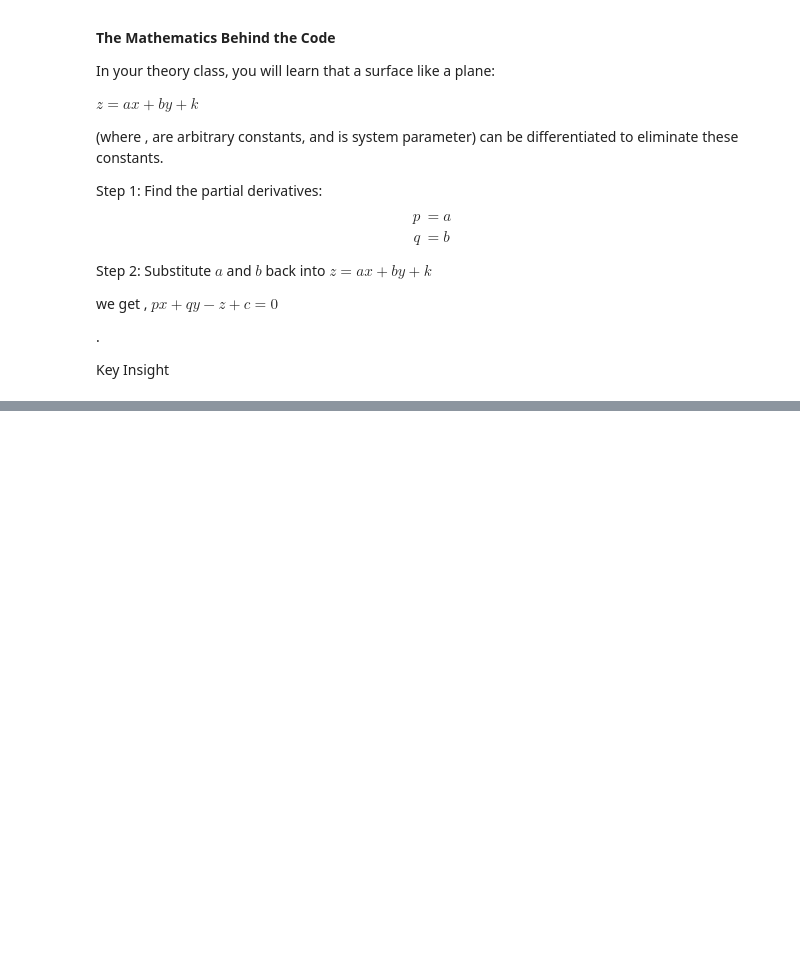
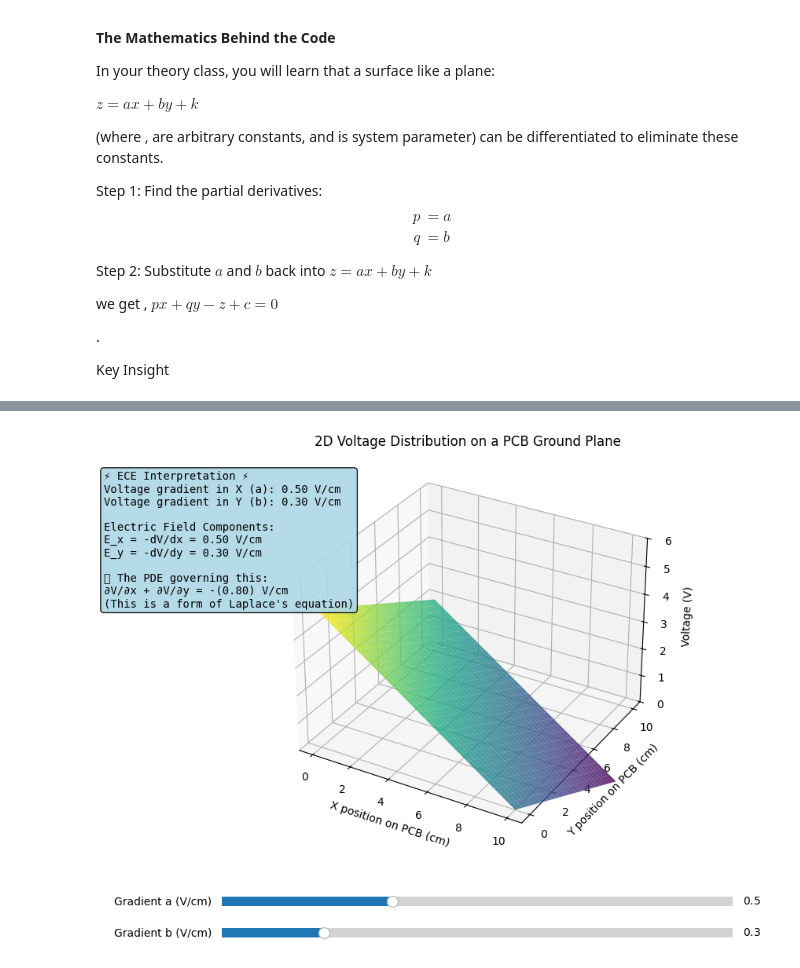
Before and after one commit to gautam6767/PDE-TRANSFORM-ODE, a Jupyter notebook: LAB_1.ipynb, the cells around one changed output, grey strips where cells are left out. Drawn from its saved outputs; the diff is of its cells as text; code cells hidden in the pictures; blank space fills up the shorter version.

```diff
--- a/LAB_1.ipynb
+++ b/LAB_1.ipynb
@@ -504,0 +615,87 @@ Key Insight
+# %%
+# ==========================================
+# COMPANION CODE: ECE INTERPRETATION OF PDE
+# 2D Voltage Drop in a PCB Plane (Ohm's Law)
+# ==========================================
+import numpy as np
+import matplotlib.pyplot as plt
+from matplotlib.widgets import Slider
+
+fig = plt.figure(figsize=(10, 8))
+ax = fig.add_subplot(111, projection='3d')
+plt.subplots_adjust(bottom=0.25)
+
+# PCB dimensions (in cm)
+x = np.linspace(0, 10, 30)
+y = np.linspace(0, 10, 30)
+X, Y = np.meshgrid(x, y)
+
+# Physical parameters (mapped from arbitrary constants)
+# a = Voltage gradient in X (V/cm)  →  E_x = -dV/dx
+# b = Voltage gradient in Y (V/cm)  →  E_y = -dV/dy
+a_init = 0.5  # V/cm
+b_init = 0.3  # V/cm
+V_ref = 5.0   # Reference voltage at origin (Volts)
+
+def calculate_pcb_voltage(a, b, V0):
+    # V(x,y) = V0 - a*x - b*y  (Linear voltage drop)
+    return V0 - a * X - b * Y
+
+Z = calculate_pcb_voltage(a_init, b_init, V_ref)
+surf = ax.plot_surface(X, Y, Z, cmap='viridis', alpha=0.8)
+
+ax.set_xlabel('X position on PCB (cm)')
+ax.set_ylabel('Y position on PCB (cm)')
+ax.set_zlabel('Voltage (V)')
+ax.set_title('2D Voltage Distribution on a PCB Ground Plane')
+ax.set_zlim(0, 6)
+
+# Info box showing ECE interpretation
+props = dict(boxstyle='round', facecolor='lightblue', alpha=0.9)
+text_box = fig.text(0.05, 0.85, '', transform=fig.transFigure, fontsize=10,
+                    verticalalignment='top', family='monospace', bbox=props)
+
+def update_text(a, b):
+    # Electric field components (negative gradient)
+    Ex = a   # E_x = -dV/dx = a
+    Ey = b   # E_y = -dV/dy = b
+    text_str = (f"⚡ ECE Interpretation ⚡\n"
+                f"Voltage gradient in X (a): {a:.2f} V/cm\n"
+                f"Voltage gradient in Y (b): {b:.2f} V/cm\n\n"
+                f"Electric Field Components:\n"
+                f"E_x = -dV/dx = {a:.2f} V/cm\n"
+                f"E_y = -dV/dy = {b:.2f} V/cm\n\n"
+                f"📐 The PDE governing this:\n"
+                f"∂V/∂x + ∂V/∂y = -({a+b:.2f}) V/cm\n"
+                f"(This is a form of Laplace's equation)")
+    text_box.set_text(text_str)
+
+update_text(a_init, b_init)
+
+# Sliders (now labeled with physical units)
+ax_a = plt.axes([0.2, 0.15, 0.65, 0.03], facecolor='lightgray')
+ax_b = plt.axes([0.2, 0.10, 0.65, 0.03], facecolor='lightgray')
+
+slider_a = Slider(ax_a, 'Gradient a (V/cm)', 0.0, 1.5, valinit=a_init)
+slider_b = Slider(ax_b, 'Gradient b (V/cm)', 0.0, 1.5, valinit=b_init)
+
+def update(val):
+    a = slider_a.val
+    b = slider_b.val
+    ax.clear()
+    Z_new = calculate_pcb_voltage(a, b, V_ref)
+    ax.plot_surface(X, Y, Z_new, cmap='viridis', alpha=0.8)
+    ax.set_xlabel('X position on PCB (cm)')
+    ax.set_ylabel('Y position on PCB (cm)')
+    ax.set_zlabel('Voltage (V)')
+    ax.set_title('2D Voltage Distribution on a PCB Ground Plane')
+    ax.set_zlim(0, 6)
+    update_text(a, b)
+    fig.canvas.draw_idle()
+
+slider_a.on_changed(update)
+slider_b.on_changed(update)
+
+plt.show()
+# %% [output]
+[figure, added]
```
Also changed, not shown: parts of 3 cells of this notebook.
